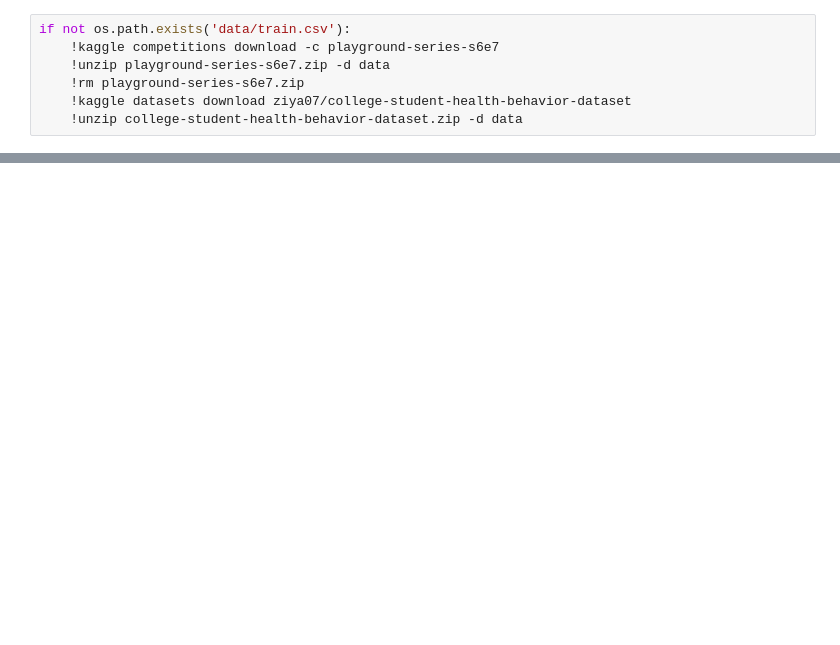
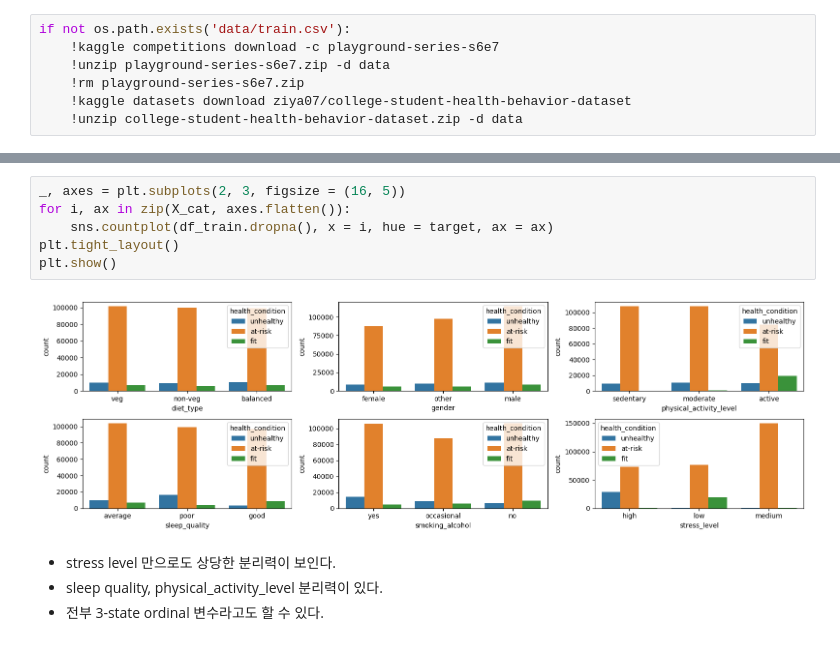
Before and after one commit to sunkusun9/ml-lab, a Jupyter notebook: examples/kaggle_s6e7/1.Prepare.ipynb, the cells around one changed output, grey strips where cells are left out. Drawn from its saved outputs; the diff is of its cells as text; blank space fills up the shorter version.

```diff
--- a/examples/kaggle_s6e7/1.Prepare.ipynb
+++ b/examples/kaggle_s6e7/1.Prepare.ipynb
@@ -55,0 +281,12 @@ shape: (690_088, 15)
+# %%
+_, axes = plt.subplots(2, 3, figsize = (16, 5))
+for i, ax in zip(X_cat, axes.flatten()):
+    sns.countplot(df_train.dropna(), x = i, hue = target, ax = ax)
+plt.tight_layout()
+plt.show()
+# %% [output]
+[figure, added]
+# %% [markdown]
+- stress level 만으로도 상당한 분리력이 보인다.
+- sleep quality, physical_activity_level 분리력이 있다.
+- 전부 3-state ordinal 변수라고도 할 수 있다.
```
Also changed, not shown: parts of 64 cells of this notebook, 29 other files.
